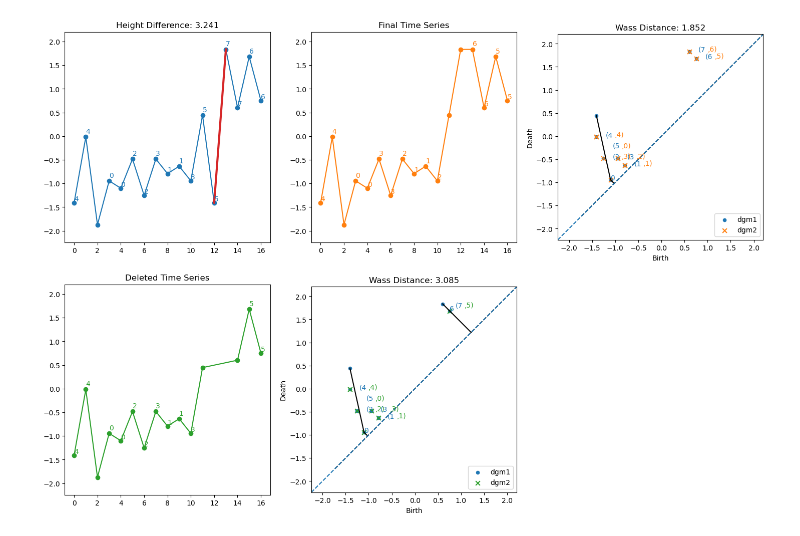
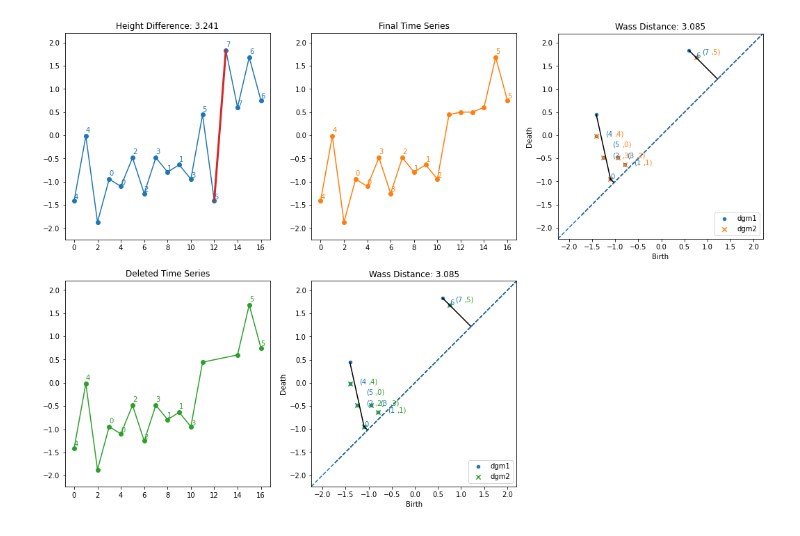
Before and after one commit to UrsinusREU2022MergeTrees/MergeTrees, a Jupyter notebook: notebooks/DOPE_Informativity_Check.ipynb, the cells around one changed output. Saved outputs shown, nothing was run; the diff lists cells and outputs as text; code cells hidden in the pictures.

```diff
--- a/notebooks/DOPE_Informativity_Check.ipynb
+++ b/notebooks/DOPE_Informativity_Check.ipynb
@@ -19,19 +20,20 @@ import subprocess
 # %%
 X = np.loadtxt("wiixcrit.txt")
 
 plt.figure(figsize=(18,12))
 
 idx = 26
 idx1, idx2 = 12, 13
+h = 0.5
 
 x_orig = X[idx, :]
 x_orig = x_orig[~np.isnan(x_orig)]
-prefix = "TimeSeries{}_{}_{}".format(idx, idx1, idx2)
+prefix = "TimeSeries{}_{}_{}_{}".format(idx, idx1, idx2, h)
 
-plot_delete_move(x_orig, idx1, idx2)
+plot_delete_move(x_orig, idx1, idx2, h)
 plt.savefig("{}.svg".format(prefix))
 # %% [output]
-[figure, old version]
+[figure, new version]
 # %%
 plt.figure(figsize=(18,12))
 n_frames=100
```
Also changed, not shown: parts of 2 cells of this notebook, 1 other file.
